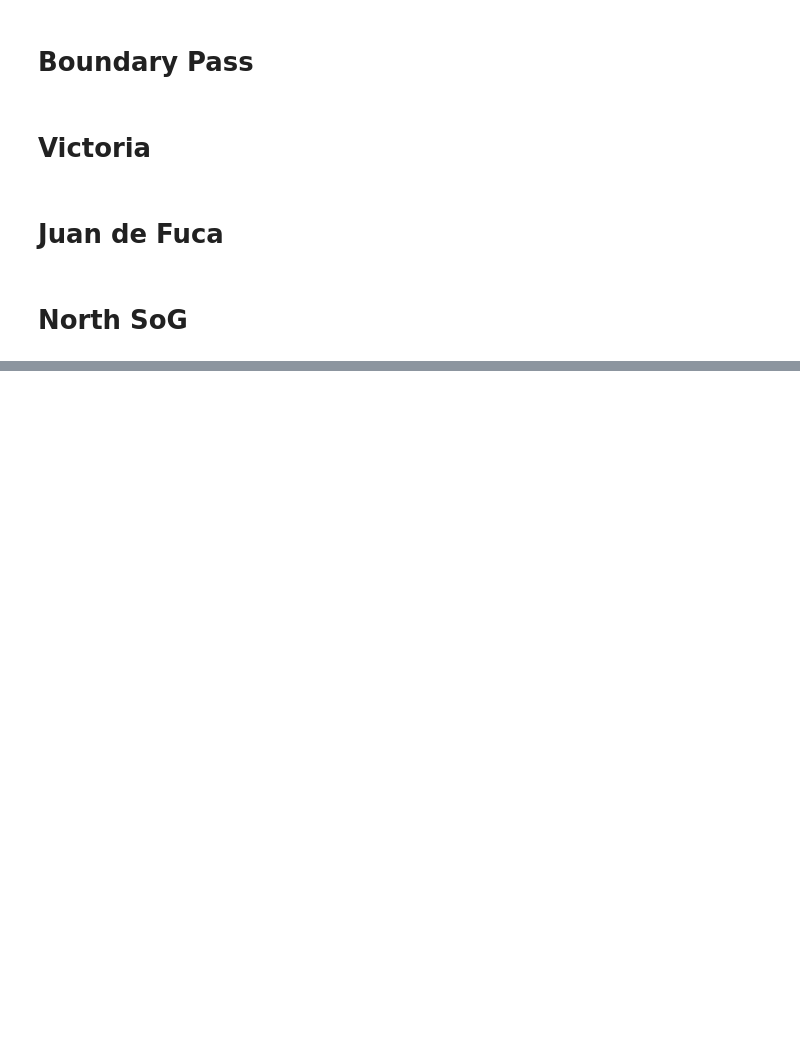
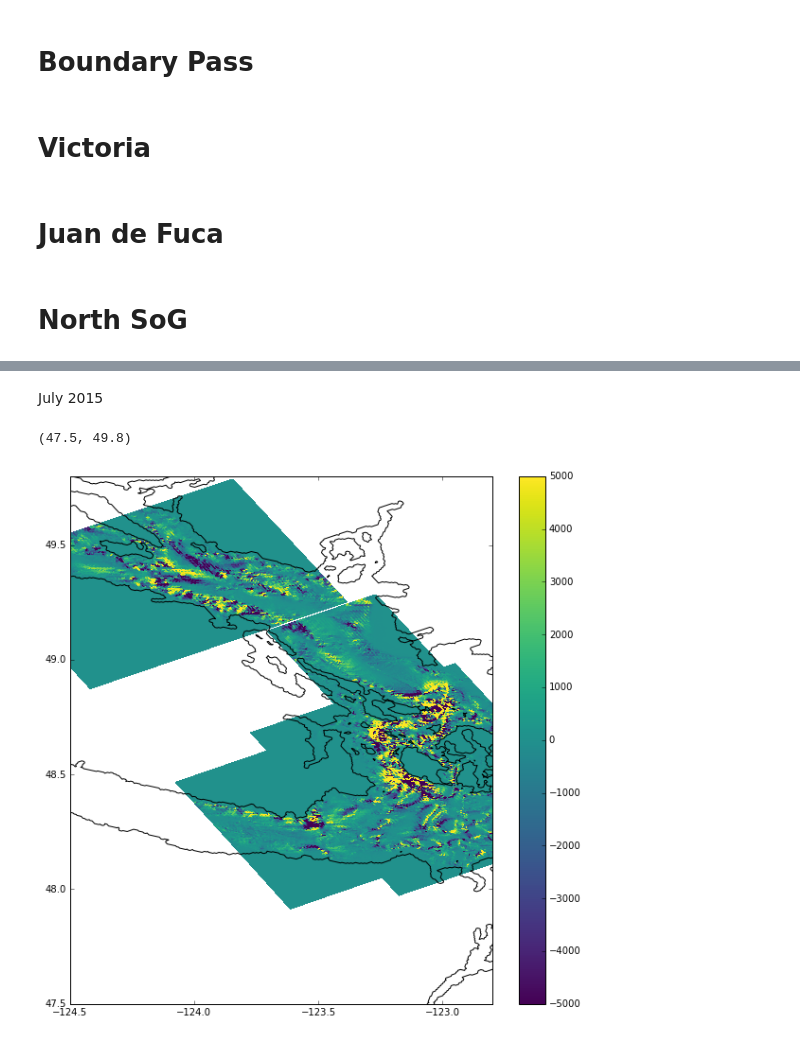
Before and after one commit to SalishSeaCast/analysis-nancy, a Jupyter notebook: notebooks/energy_flux/Testing conversion.py.ipynb, the cells around one changed output, grey strips where cells are left out. Saved outputs shown, nothing was run; the diff lists cells and outputs as text; code cells hidden in the pictures; blank space fills up the shorter version.

```diff
--- a/notebooks/energy_flux/Testing conversion.py.ipynb
+++ b/notebooks/energy_flux/Testing conversion.py.ipynb
@@ -151,0 +155,21 @@ ax.set_ylim([47.5, 49.8])
+# %% [markdown]
+July 2015
+# %%
+fig,ax = plt.subplots(1,1,figsize=(10,10))
+t=120
+for key in CTs:
+    #Average over 6 M2 tidal cycles
+    mean_CT = np.mean(CTs[key][:75], axis=0)
+    mesh= ax.pcolormesh(lons_sub[key],
+                        lats_sub[key],
+                        mean_CT,
+                        vmin = -5000,
+                        vmax=5000,
+                        cmap = 'viridis')
+viz_tools.plot_coastline(ax,grid,coords='map')
+plt.colorbar(mesh,ax=ax)
+ax.set_xlim([-124.5,-122.8])
+ax.set_ylim([47.5, 49.8])
+# %% [output]
+(47.5, 49.8)
+[figure, added]
```
Also changed, not shown: parts of 5 cells of this notebook.
